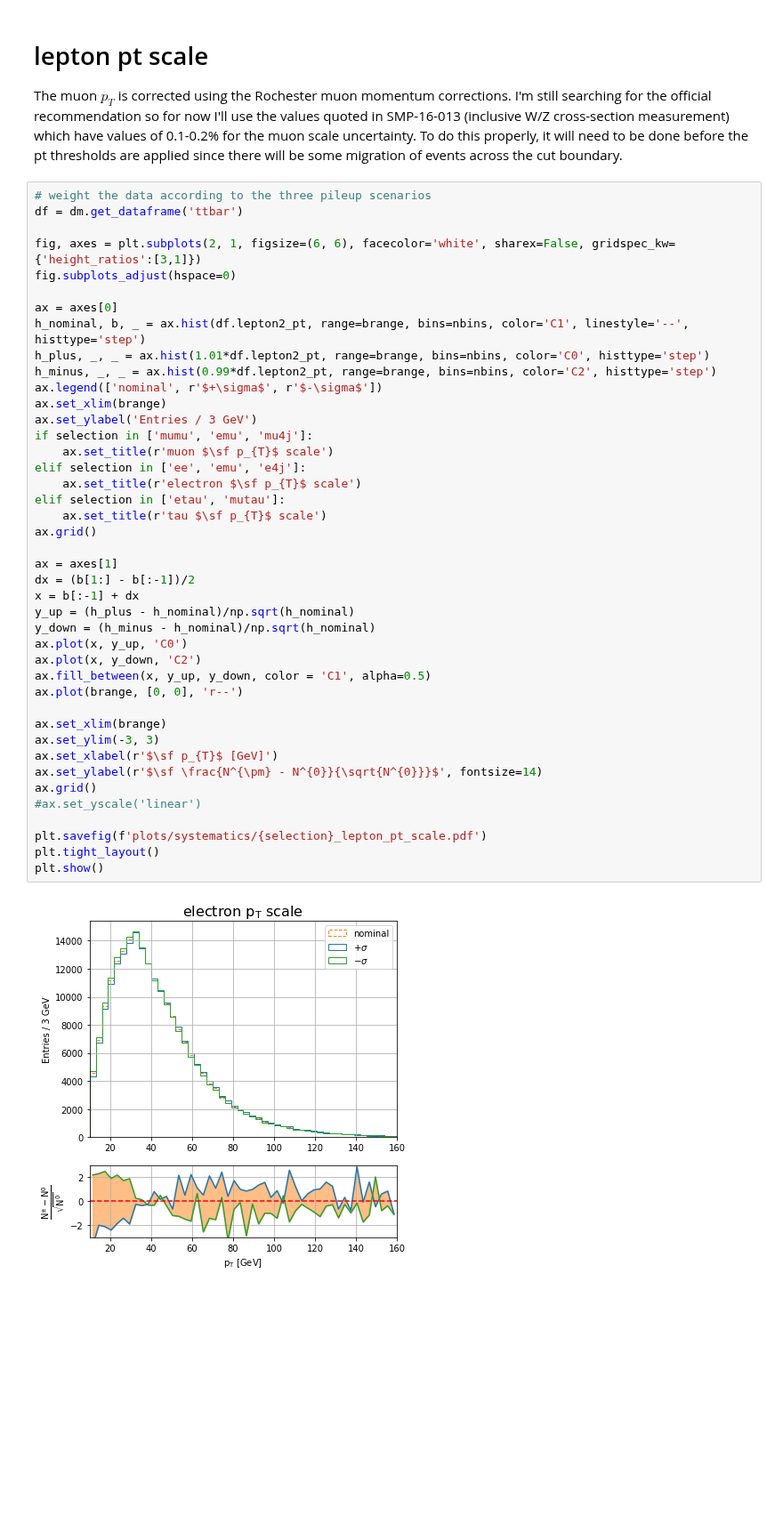
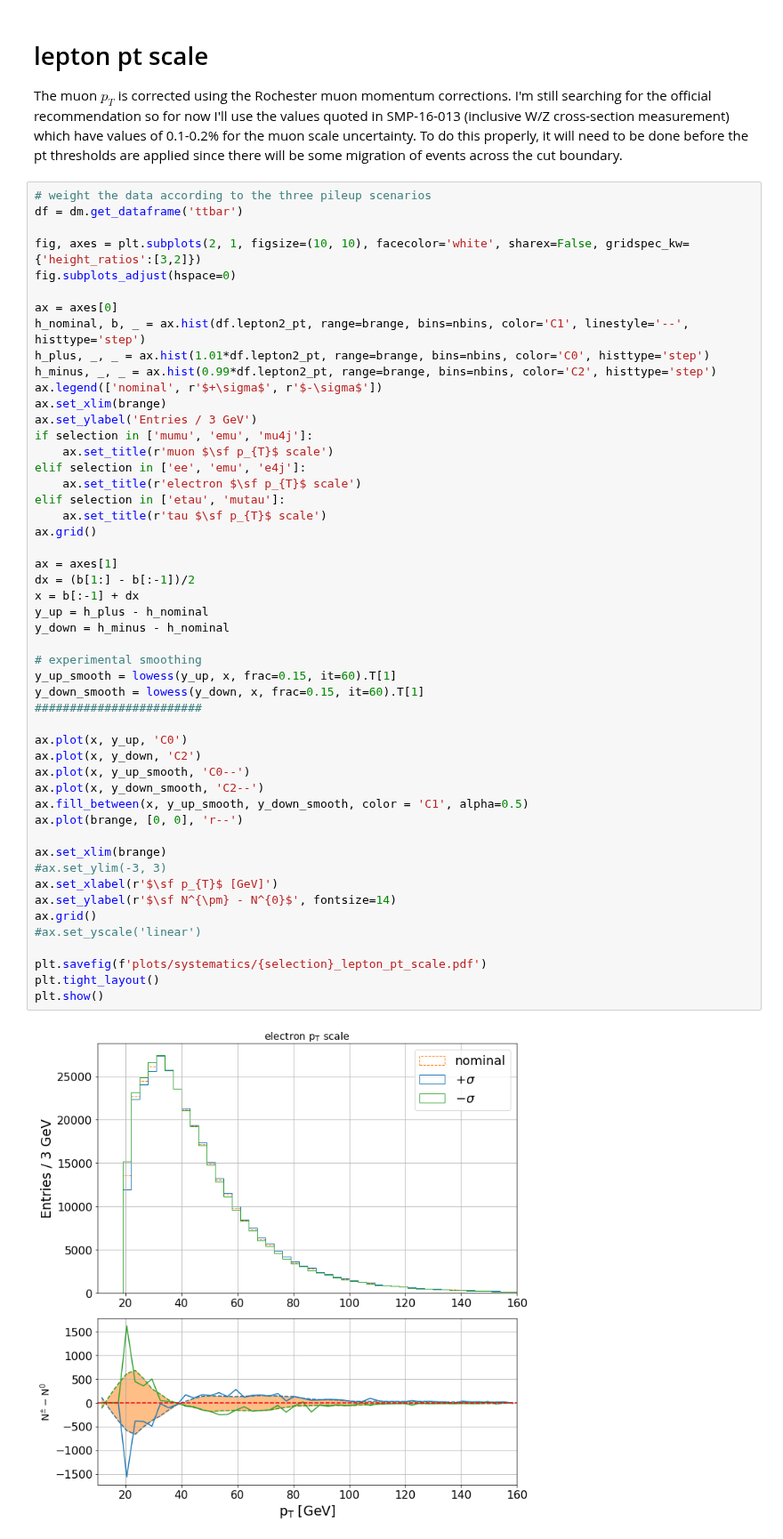
Before and after one commit to NWUHEP/analysis-tools, a Jupyter notebook: notebooks/shape_systematics.ipynb, the cells around one changed output. Shown at 89% size. Drawn from its saved outputs; the diff is of its cells as text; blank space fills up the shorter version.

Commit message:
Template smoothing implemented... does it work?

```diff
--- a/notebooks/shape_systematics.ipynb
+++ b/notebooks/shape_systematics.ipynb
@@ -150,43 +140,51 @@ The muon $p_{T}$ is corrected using the Rochester muon momentum corrections.  I'
 # weight the data according to the three pileup scenarios
 df = dm.get_dataframe('ttbar')
 
-fig, axes = plt.subplots(2, 1, figsize=(6, 6), facecolor='white', sharex=False, gridspec_kw={'height_ratios':[3,1]})
+fig, axes = plt.subplots(2, 1, figsize=(10, 10), facecolor='white', sharex=False, gridspec_kw={'height_ratios':[3,2]})
 fig.subplots_adjust(hspace=0)
 
 ax = axes[0]
 h_nominal, b, _ = ax.hist(df.lepton2_pt, range=brange, bins=nbins, color='C1', linestyle='--', histtype='step')
 h_plus, _, _ = ax.hist(1.01*df.lepton2_pt, range=brange, bins=nbins, color='C0', histtype='step')
 h_minus, _, _ = ax.hist(0.99*df.lepton2_pt, range=brange, bins=nbins, color='C2', histtype='step')
 ax.legend(['nominal', r'$+\sigma$', r'$-\sigma$'])
 ax.set_xlim(brange)
 ax.set_ylabel('Entries / 3 GeV')
 if selection in ['mumu', 'emu', 'mu4j']:
     ax.set_title(r'muon $\sf p_{T}$ scale')
 elif selection in ['ee', 'emu', 'e4j']:
     ax.set_title(r'electron $\sf p_{T}$ scale')
 elif selection in ['etau', 'mutau']:
     ax.set_title(r'tau $\sf p_{T}$ scale')
 ax.grid()
 
 ax = axes[1]
 dx = (b[1:] - b[:-1])/2
 x = b[:-1] + dx
-y_up = (h_plus - h_nominal)/np.sqrt(h_nominal)
-y_down = (h_minus - h_nominal)/np.sqrt(h_nominal)
+y_up = h_plus - h_nominal
+y_down = h_minus - h_nominal
+
+# experimental smoothing
+y_up_smooth = lowess(y_up, x, frac=0.15, it=60).T[1]
+y_down_smooth = lowess(y_down, x, frac=0.15, it=60).T[1]
+########################
+
 ax.plot(x, y_up, 'C0')
 ax.plot(x, y_down, 'C2')
-ax.fill_between(x, y_up, y_down, color = 'C1', alpha=0.5)
+ax.plot(x, y_up_smooth, 'C0--')
+ax.plot(x, y_down_smooth, 'C2--')
+ax.fill_between(x, y_up_smooth, y_down_smooth, color = 'C1', alpha=0.5)
 ax.plot(brange, [0, 0], 'r--')
 
 ax.set_xlim(brange)
-ax.set_ylim(-3, 3)
+#ax.set_ylim(-3, 3)
 ax.set_xlabel(r'$\sf p_{T}$ [GeV]')
-ax.set_ylabel(r'$\sf \frac{N^{\pm} - N^{0}}{\sqrt{N^{0}}}$', fontsize=14)
+ax.set_ylabel(r'$\sf N^{\pm} - N^{0}$', fontsize=14)
 ax.grid()
 #ax.set_yscale('linear')
 
 plt.savefig(f'plots/systematics/{selection}_lepton_pt_scale.pdf')
 plt.tight_layout()
 plt.show()
 # %% [output]
-[figure, old version]
+[figure, new version]
```
Also changed, not shown: parts of 3 cells of this notebook, 1 other file.
